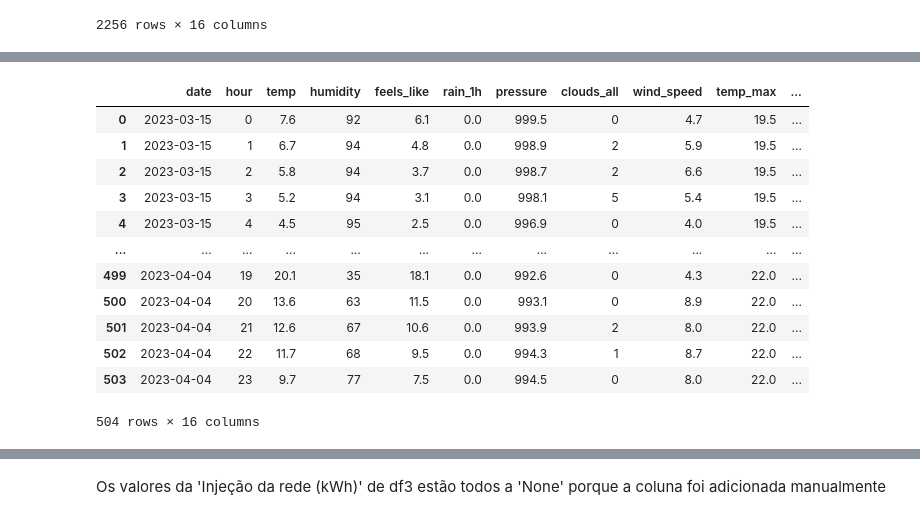
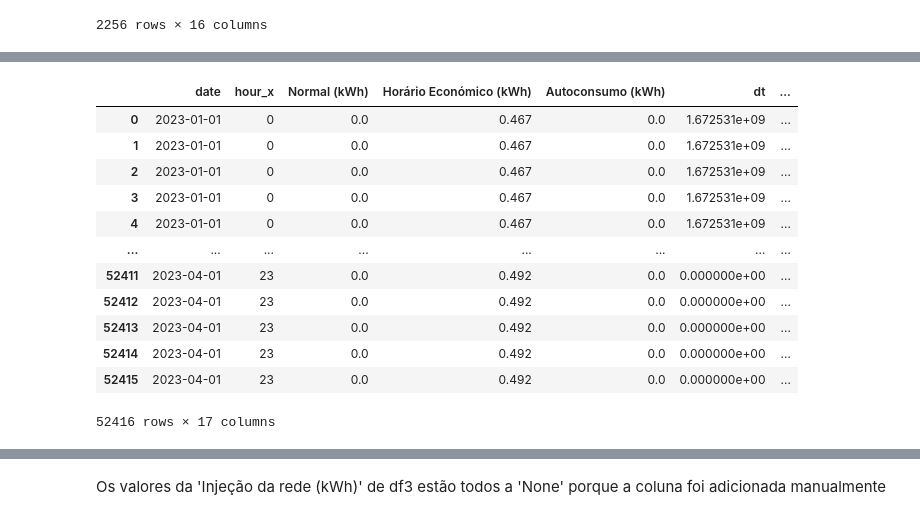
Before and after one commit to Mastro66/DAA_Comp, a Jupyter notebook: 2021-Feat.ipynb, the cells around one changed output, grey strips where cells are left out. Cells and saved outputs as stored; diff of their text form; code cells hidden in the pictures.

```diff
--- a/2021-Feat.ipynb
+++ b/2021-Feat.ipynb
@@ -665,3 +674,15 @@ df_open
 | 502 | 2023-04-04 | 22 | 11.7 | 68 | 9.5 | 0.0 | ... |
 | 503 | 2023-04-04 | 23 | 9.7 | 77 | 7.5 | 0.0 | ... |
 504 rows × 9 columns
+# %%
+df_parte1['time'] = pd.to_datetime(df_parte1['time'], format='%Y-%m-%dT%H:%M')
+
+df_parte1['date'] = df_parte1['time'].dt.date
+df_parte1['hour'] = df_parte1['time'].dt.hour
+
+df_parte1 = df_parte1[['date', 'hour'] + [col for col in df_parte1.columns if col not in ['date', 'hour']]]
+df_parte1['date'] = pd.to_datetime(df_parte1['date'])
+
+df_parte1 = df_parte1.drop('time', axis=1)
+
+df_parte1
@@ -855,0 +897,2 @@ df3_before
+# %%
+df3_after = pd.merge(df3, df_parte1, on='date', how='inner')
@@ -855,0 +915,4 @@ df3_before
+# %%
+
+df3_after = df3_after.drop(['hour_y'], axis=1)
+df3_after.info()
@@ -856,2 +937,2 @@ df3_before
 # %%
-df3_after.loc[df3_after.index[0], 'hour'] = 0.0
+df3_after.loc[df3_after.index[0], 'hour_x'] = 0.0
@@ -875,20 +942,20 @@ df_open
 columnsToDrop = ['temp', 'humidity', 'feels_like', 'rain_1h', 'pressure', 'clouds_all', 'wind_speed', 'temp_max', 'temp_min']
 df3_after= df3_after.drop(columnsToDrop, axis=1)
 # %%
-df3_after = df_open.merge(df3_after, on=['date', 'hour'], how='right')
+#df3_after = df_open.merge(df3_after, on=['date', 'hour_x'], how='right')
 df3_after
 # %% [output]
-|  | date | hour | temp | humidity | feels_like | rain_1h | pressure | clouds_all | wind_speed | temp_max | ... |
-| 0 | 2023-03-15 | 0 | 7.6 | 92 | 6.1 | 0.0 | 999.5 | 0 | 4.7 | 19.5 | ... |
-| 1 | 2023-03-15 | 1 | 6.7 | 94 | 4.8 | 0.0 | 998.9 | 2 | 5.9 | 19.5 | ... |
-| 2 | 2023-03-15 | 2 | 5.8 | 94 | 3.7 | 0.0 | 998.7 | 2 | 6.6 | 19.5 | ... |
-| 3 | 2023-03-15 | 3 | 5.2 | 94 | 3.1 | 0.0 | 998.1 | 5 | 5.4 | 19.5 | ... |
-| 4 | 2023-03-15 | 4 | 4.5 | 95 | 2.5 | 0.0 | 996.9 | 0 | 4.0 | 19.5 | ... |
-| ... | ... | ... | ... | ... | ... | ... | ... | ... | ... | ... | ... |
-| 499 | 2023-04-04 | 19 | 20.1 | 35 | 18.1 | 0.0 | 992.6 | 0 | 4.3 | 22.0 | ... |
-| 500 | 2023-04-04 | 20 | 13.6 | 63 | 11.5 | 0.0 | 993.1 | 0 | 8.9 | 22.0 | ... |
-| 501 | 2023-04-04 | 21 | 12.6 | 67 | 10.6 | 0.0 | 993.9 | 2 | 8.0 | 22.0 | ... |
-| 502 | 2023-04-04 | 22 | 11.7 | 68 | 9.5 | 0.0 | 994.3 | 1 | 8.7 | 22.0 | ... |
-| 503 | 2023-04-04 | 23 | 9.7 | 77 | 7.5 | 0.0 | 994.5 | 0 | 8.0 | 22.0 | ... |
+|  | date | hour_x | Normal (kWh) | Horário Económico (kWh) | Autoconsumo (kWh) | dt | ... |
+| 0 | 2023-01-01 | 0 | 0.0 | 0.467 | 0.0 | 1.672531e+09 | ... |
+| 1 | 2023-01-01 | 0 | 0.0 | 0.467 | 0.0 | 1.672531e+09 | ... |
+| 2 | 2023-01-01 | 0 | 0.0 | 0.467 | 0.0 | 1.672531e+09 | ... |
+| 3 | 2023-01-01 | 0 | 0.0 | 0.467 | 0.0 | 1.672531e+09 | ... |
+| 4 | 2023-01-01 | 0 | 0.0 | 0.467 | 0.0 | 1.672531e+09 | ... |
+| ... | ... | ... | ... | ... | ... | ... | ... |
+| 52411 | 2023-04-01 | 23 | 0.0 | 0.492 | 0.0 | 0.000000e+00 | ... |
+| 52412 | 2023-04-01 | 23 | 0.0 | 0.492 | 0.0 | 0.000000e+00 | ... |
+| 52413 | 2023-04-01 | 23 | 0.0 | 0.492 | 0.0 | 0.000000e+00 | ... |
+| 52414 | 2023-04-01 | 23 | 0.0 | 0.492 | 0.0 | 0.000000e+00 | ... |
+| 52415 | 2023-04-01 | 23 | 0.0 | 0.492 | 0.0 | 0.000000e+00 | ... |
-504 rows × 16 columns
+52416 rows × 17 columns
 # %%
```
Also changed, not shown: parts of 42 cells of this notebook, 4 other files.
